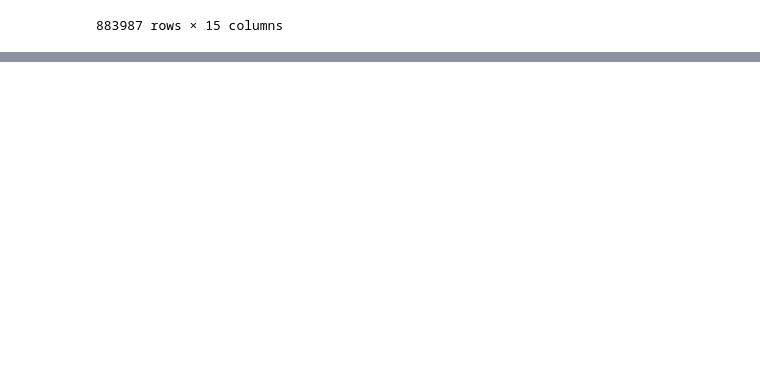
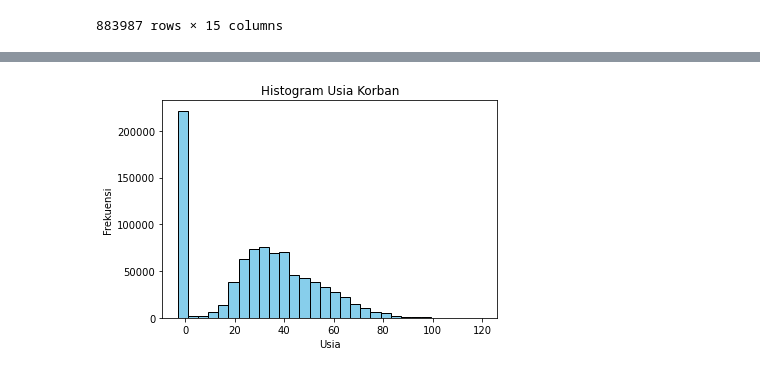
Before and after one commit to RIFF7/capstone-project, a Jupyter notebook: capstone_project_crime.ipynb, the cells around one changed output, grey strips where cells are left out. Drawn from its saved outputs; the diff is of its cells as text; code cells hidden in the pictures; blank space fills up the shorter version.

Commit message:
melakukan pengecekan pada data dan melakukan preprocessing pada data

```diff
--- a/capstone_project_crime.ipynb
+++ b/capstone_project_crime.ipynb
@@ -191,7 +193,8 @@ dtype: int64
 # %%
 # Menghapus Kolom yang tidak diperlukan
 data_crime.drop(['KdMO', 'KeturunanKor', 'KdTempat', 'DescTempat', 'KdSenj',
-                 'DescSenj', 'KdKej1', 'KdKej2', 'KdKej3', 'KdKej4', 'JlnSilang', 'KoordLat', 'KoordLon'], axis=1, inplace=True)
+                 'DescSenj', 'KdKej1', 'KdKej2', 'KdKej3', 'KdKej4', 'JlnSilang',
+                 'KoordLat', 'KoordLon'], axis = 1, inplace = True)
 # %%
 data_crime
 # %% [output]
@@ -267,0 +282,2 @@ memory usage: 101.2+ MB
+# %%
+data_crime['JenisKelKor'] = data_crime['JenisKelKor'].replace({'H':'X', '-':'X'})
@@ -267,0 +312,2 @@ memory usage: 101.2+ MB
+# %%
+data_crime['JenisKelKor'].fillna('Unknown', inplace = True)
@@ -267,0 +371,8 @@ memory usage: 101.2+ MB
+# %%
+plt.hist(data_crime['UsiaKor'], bins=30, color='skyblue', edgecolor='black')
+plt.title('Histogram Usia Korban')
+plt.xlabel('Usia')
+plt.ylabel('Frekuensi')
+plt.show()
+# %% [output]
+[figure, added]
```
Also changed, not shown: parts of 17 cells of this notebook.
